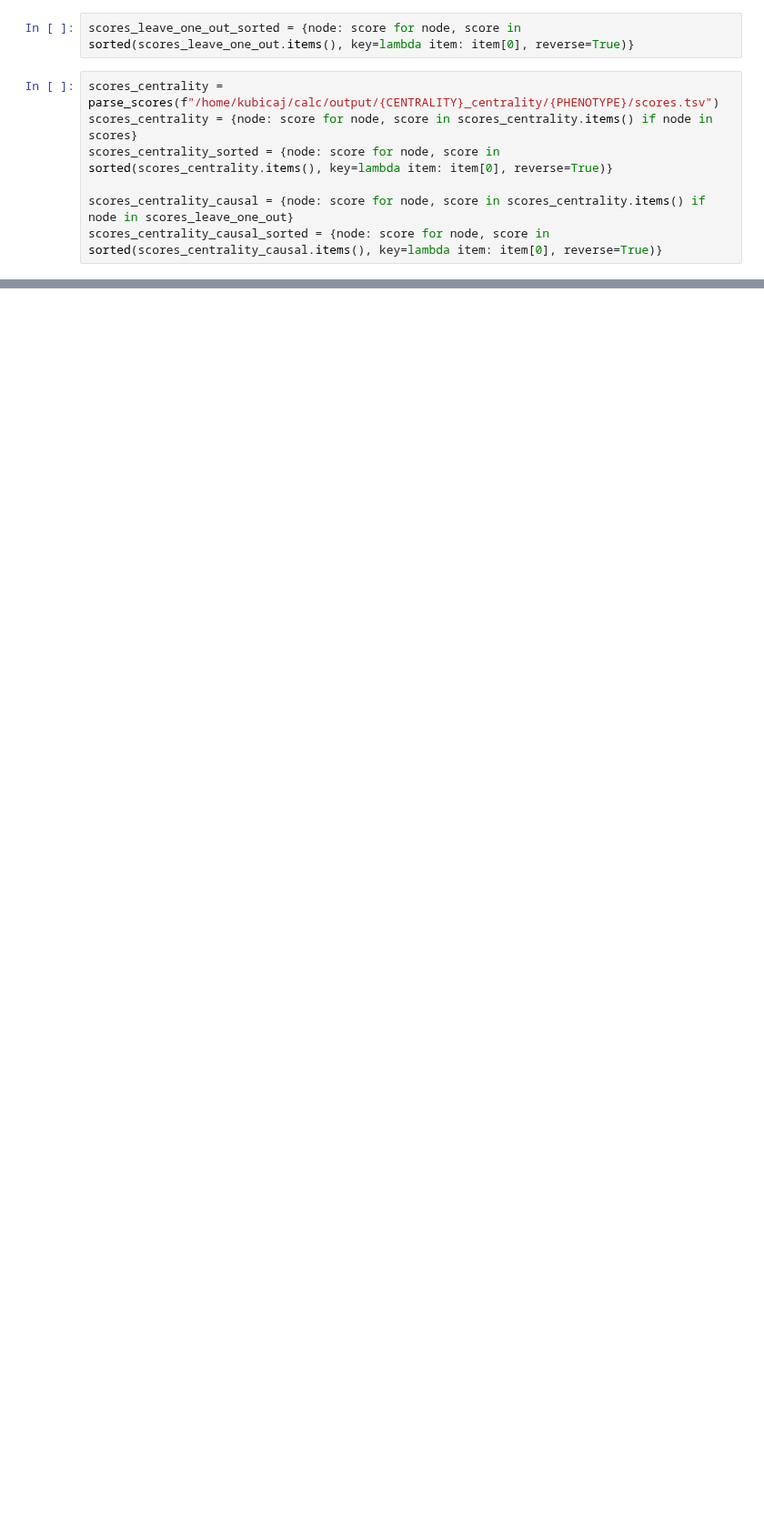
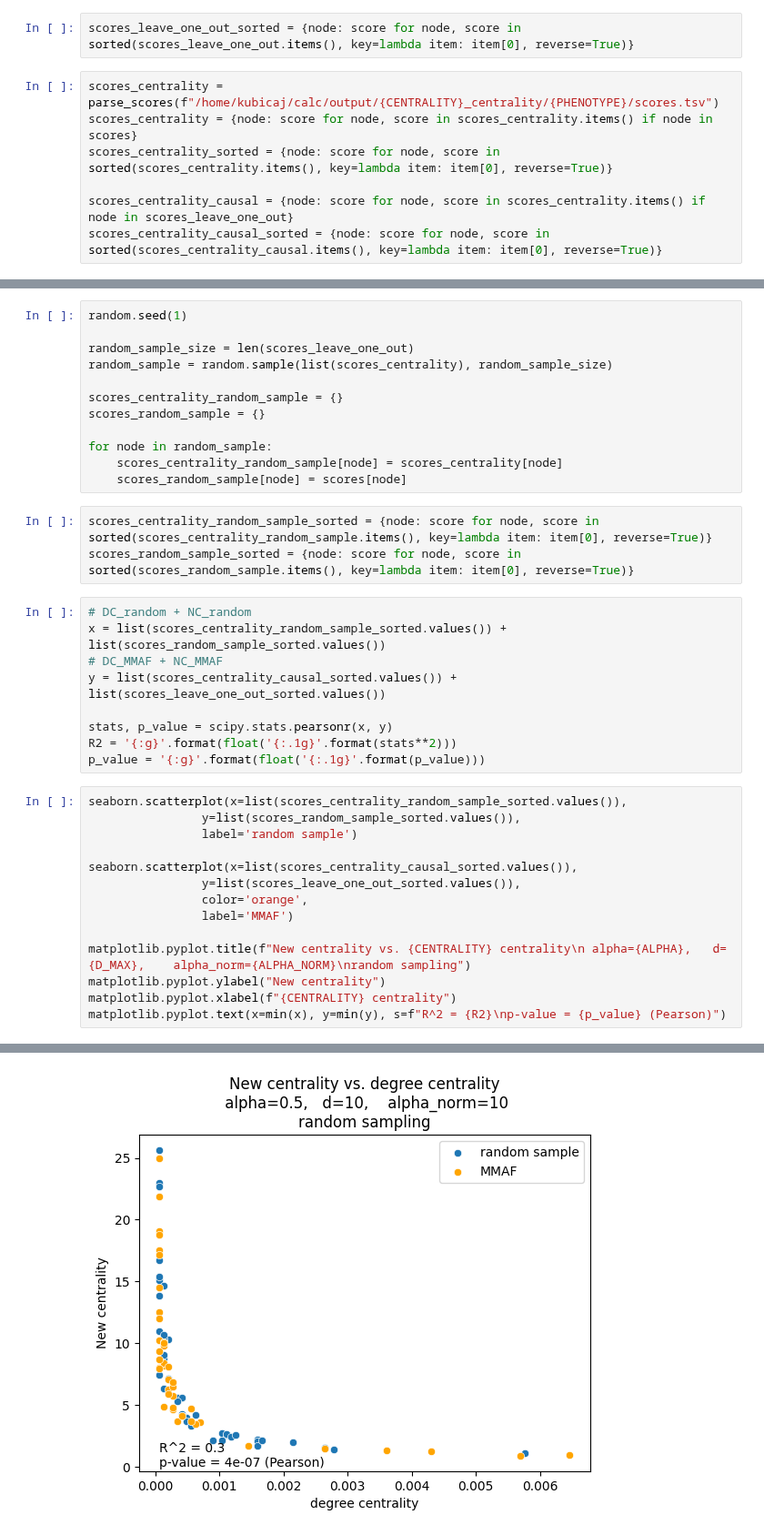
Before and after one commit to jjjk123/grexome-TIMC-Secondary-interactome, a Jupyter notebook: Interactome/jupyter_notebooks/analyze_scores_newCentrality.ipynb, the cells around one changed output, grey strips where cells are left out. Shown at 91% size. Cells and saved outputs as stored; diff of their text form; blank space fills up the shorter version.

Commit message:
add random sampling NC vs DC

```diff
--- a/Interactome/jupyter_notebooks/analyze_scores_newCentrality.ipynb
+++ b/Interactome/jupyter_notebooks/analyze_scores_newCentrality.ipynb
@@ -234,0 +232,39 @@ matplotlib.pyplot.legend()
+# %%
+random.seed(1)
+
+random_sample_size = len(scores_leave_one_out)
+random_sample = random.sample(list(scores_centrality), random_sample_size)
+
+scores_centrality_random_sample = {}
+scores_random_sample = {}
+
+for node in random_sample:
+    scores_centrality_random_sample[node] = scores_centrality[node]
+    scores_random_sample[node] = scores[node]
+# %%
+scores_centrality_random_sample_sorted = {node: score for node, score in sorted(scores_centrality_random_sample.items(), key=lambda item: item[0], reverse=True)}
+scores_random_sample_sorted = {node: score for node, score in sorted(scores_random_sample.items(), key=lambda item: item[0], reverse=True)}
+# %%
+# DC_random + NC_random
+x = list(scores_centrality_random_sample_sorted.values()) + list(scores_random_sample_sorted.values())
+# DC_MMAF + NC_MMAF
+y = list(scores_centrality_causal_sorted.values()) + list(scores_leave_one_out_sorted.values())
+
+stats, p_value = scipy.stats.pearsonr(x, y)
+R2 = '{:g}'.format(float('{:.1g}'.format(stats**2)))
+p_value = '{:g}'.format(float('{:.1g}'.format(p_value)))
+# %%
+seaborn.scatterplot(x=list(scores_centrality_random_sample_sorted.values()),
+                y=list(scores_random_sample_sorted.values()),
+                label='random sample')
+
+seaborn.scatterplot(x=list(scores_centrality_causal_sorted.values()),
+                y=list(scores_leave_one_out_sorted.values()),
+                color='orange',
+                label='MMAF')
+
+matplotlib.pyplot.title(f"New centrality vs. {CENTRALITY} centrality\n alpha={ALPHA},   d={D_MAX},    alpha_norm={ALPHA_NORM}\nrandom sampling")
+matplotlib.pyplot.ylabel("New centrality")
+matplotlib.pyplot.xlabel(f"{CENTRALITY} centrality")
+matplotlib.pyplot.text(x=min(x), y=min(y), s=f"R^2 = {R2}\np-value = {p_value} (Pearson)")
+# %% [output]
@@ -234,0 +272 @@ matplotlib.pyplot.legend()
+[figure, added]
```
Also changed, not shown: parts of 14 cells of this notebook.
